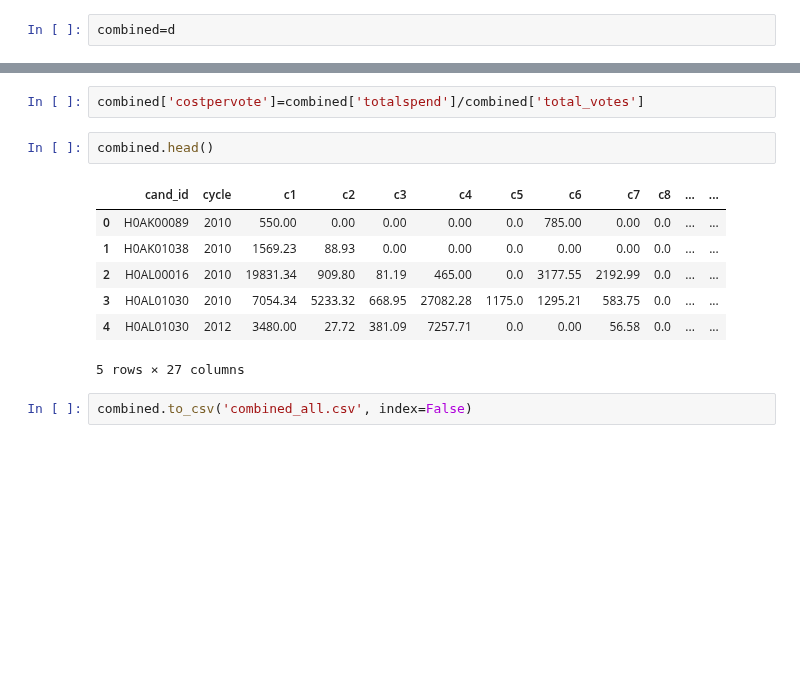
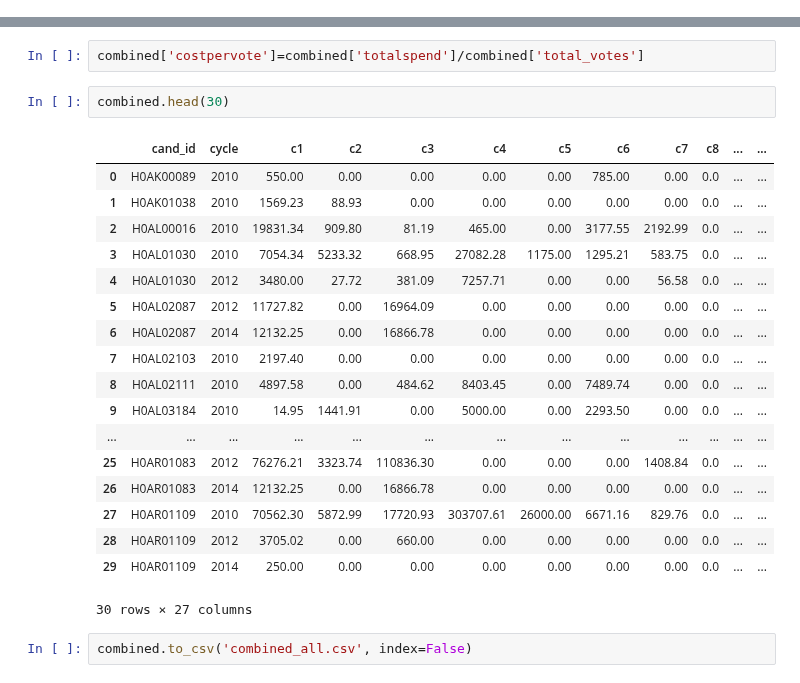
Before and after one commit to georgetown-analytics/four-thirty-five, a Jupyter notebook: 435_final_merge.ipynb, the cells around one changed output, grey strips where cells are left out. Drawn from its saved outputs; the diff is of its cells as text; blank space fills up the shorter version.

```diff
--- a/435_final_merge.ipynb
+++ b/435_final_merge.ipynb
@@ -54,2 +47,0 @@ d=combined
-# %%
-combined=d
@@ -94,14 +86,25 @@ combined['ge_runoff_election_votes']=combined['ge_runoff_election_votes'].fillna
 # %%
 combined['costpervote']=combined['totalspend']/combined['total_votes']
 # %%
-combined.head()
+combined.head(30)
 # %% [output]
 |  | cand_id | cycle | c1 | c2 | c3 | c4 | c5 | c6 | c7 | c8 | ... | ... |
-| 0 | H0AK00089 | 2010 | 550.00 | 0.00 | 0.00 | 0.00 | 0.0 | 785.00 | 0.00 | 0.0 | ... | ... |
-| 1 | H0AK01038 | 2010 | 1569.23 | 88.93 | 0.00 | 0.00 | 0.0 | 0.00 | 0.00 | 0.0 | ... | ... |
-| 2 | H0AL00016 | 2010 | 19831.34 | 909.80 | 81.19 | 465.00 | 0.0 | 3177.55 | 2192.99 | 0.0 | ... | ... |
-| 3 | H0AL01030 | 2010 | 7054.34 | 5233.32 | 668.95 | 27082.28 | 1175.0 | 1295.21 | 583.75 | 0.0 | ... | ... |
-| 4 | H0AL01030 | 2012 | 3480.00 | 27.72 | 381.09 | 7257.71 | 0.0 | 0.00 | 56.58 | 0.0 | ... | ... |
+| 0 | H0AK00089 | 2010 | 550.00 | 0.00 | 0.00 | 0.00 | 0.00 | 785.00 | 0.00 | 0.0 | ... | ... |
+| 1 | H0AK01038 | 2010 | 1569.23 | 88.93 | 0.00 | 0.00 | 0.00 | 0.00 | 0.00 | 0.0 | ... | ... |
+| 2 | H0AL00016 | 2010 | 19831.34 | 909.80 | 81.19 | 465.00 | 0.00 | 3177.55 | 2192.99 | 0.0 | ... | ... |
+| 3 | H0AL01030 | 2010 | 7054.34 | 5233.32 | 668.95 | 27082.28 | 1175.00 | 1295.21 | 583.75 | 0.0 | ... | ... |
+| 4 | H0AL01030 | 2012 | 3480.00 | 27.72 | 381.09 | 7257.71 | 0.00 | 0.00 | 56.58 | 0.0 | ... | ... |
+| 5 | H0AL02087 | 2012 | 11727.82 | 0.00 | 16964.09 | 0.00 | 0.00 | 0.00 | 0.00 | 0.0 | ... | ... |
+| 6 | H0AL02087 | 2014 | 12132.25 | 0.00 | 16866.78 | 0.00 | 0.00 | 0.00 | 0.00 | 0.0 | ... | ... |
+| 7 | H0AL02103 | 2010 | 2197.40 | 0.00 | 0.00 | 0.00 | 0.00 | 0.00 | 0.00 | 0.0 | ... | ... |
+| 8 | H0AL02111 | 2010 | 4897.58 | 0.00 | 484.62 | 8403.45 | 0.00 | 7489.74 | 0.00 | 0.0 | ... | ... |
+| 9 | H0AL03184 | 2010 | 14.95 | 1441.91 | 0.00 | 5000.00 | 0.00 | 2293.50 | 0.00 | 0.0 | ... | ... |
+| ... | ... | ... | ... | ... | ... | ... | ... | ... | ... | ... | ... | ... |
+| 25 | H0AR01083 | 2012 | 76276.21 | 3323.74 | 110836.30 | 0.00 | 0.00 | 0.00 | 1408.84 | 0.0 | ... | ... |
+| 26 | H0AR01083 | 2014 | 12132.25 | 0.00 | 16866.78 | 0.00 | 0.00 | 0.00 | 0.00 | 0.0 | ... | ... |
+| 27 | H0AR01109 | 2010 | 70562.30 | 5872.99 | 17720.93 | 303707.61 | 26000.00 | 6671.16 | 829.76 | 0.0 | ... | ... |
+| 28 | H0AR01109 | 2012 | 3705.02 | 0.00 | 660.00 | 0.00 | 0.00 | 0.00 | 0.00 | 0.0 | ... | ... |
+| 29 | H0AR01109 | 2014 | 250.00 | 0.00 | 0.00 | 0.00 | 0.00 | 0.00 | 0.00 | 0.0 | ... | ... |
-5 rows × 27 columns
+30 rows × 27 columns
 # %%
 combined.to_csv('combined_all.csv', index=False)
```
Also changed, not shown: parts of 4 cells of this notebook.
